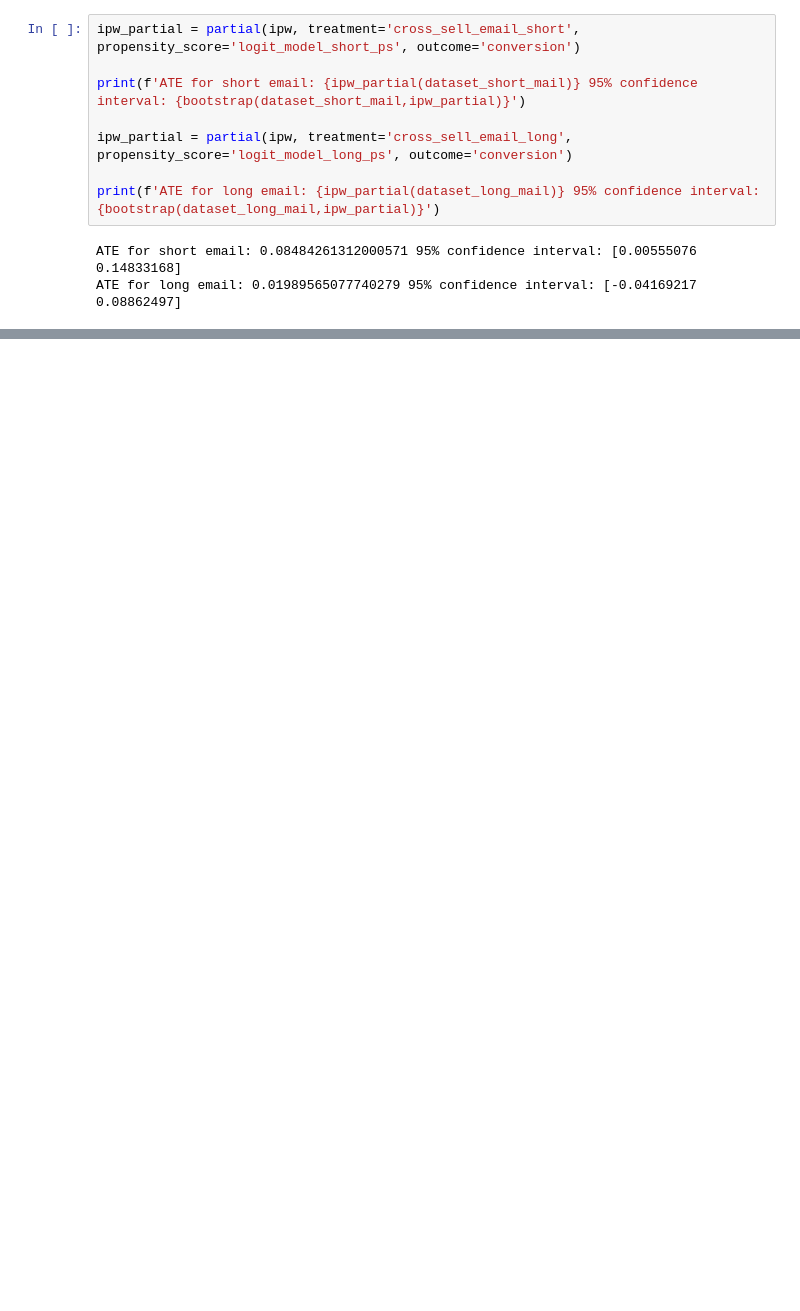
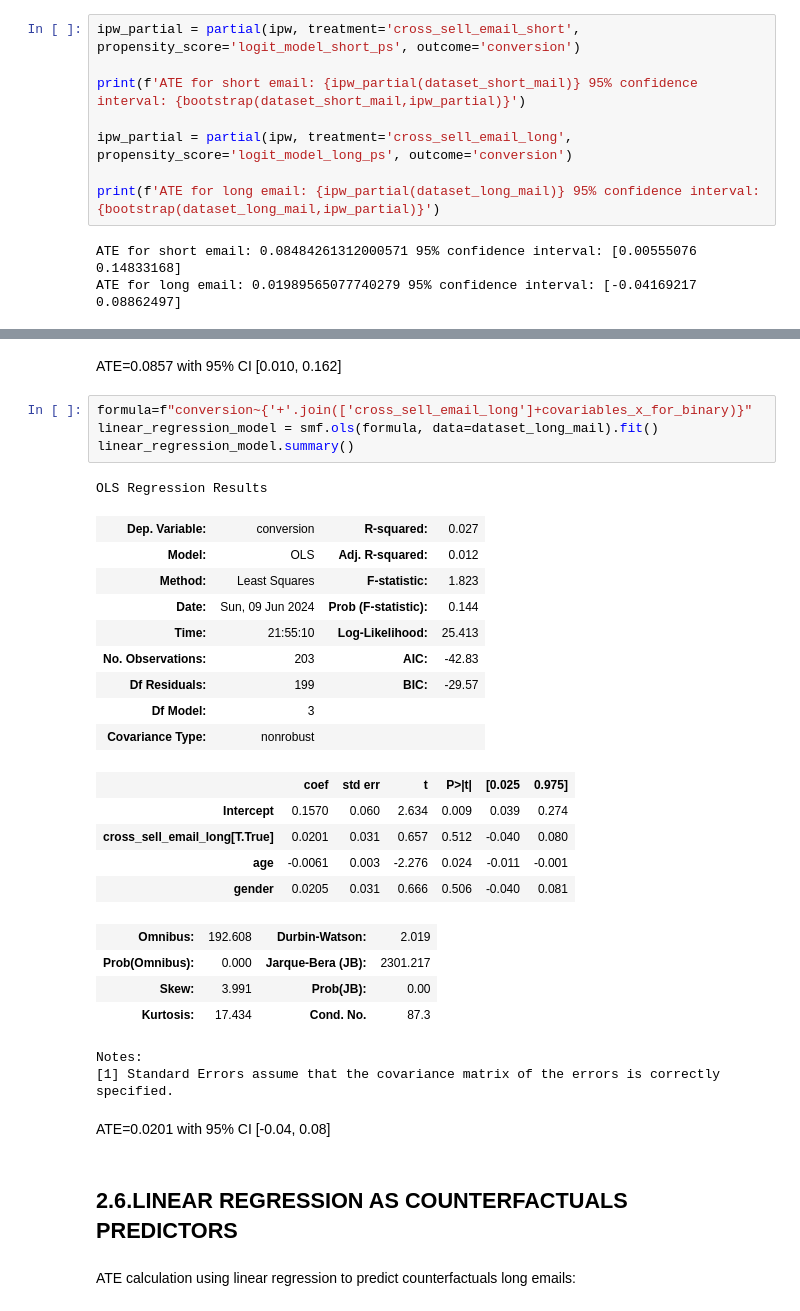
Before and after one commit to jaime-bautista-sdg/causal_inference_nbs, a Jupyter notebook: cap5_CI.ipynb, the cells around one changed output, grey strips where cells are left out. Saved outputs shown, nothing was run; the diff lists cells and outputs as text; blank space fills up the shorter version.

```diff
--- a/cap5_CI.ipynb
+++ b/cap5_CI.ipynb
@@ -659,0 +715,34 @@ ATE for long email: 0.01989565077740279 95% confidence interval: [-0.04169217  0
+# %% [markdown]
+ATE=0.0857 with 95% CI [0.010, 0.162]
+# %%
+formula=f"conversion~{'+'.join(['cross_sell_email_long']+covariables_x_for_binary)}"
+linear_regression_model = smf.ols(formula, data=dataset_long_mail).fit()
+linear_regression_model.summary()
+# %% [output]
+OLS Regression Results
+| Dep. Variable: | conversion | R-squared: | 0.027 |
+| Model: | OLS | Adj. R-squared: | 0.012 |
+| Method: | Least Squares | F-statistic: | 1.823 |
+| Date: | Sun, 09 Jun 2024 | Prob (F-statistic): | 0.144 |
+| Time: | 21:55:10 | Log-Likelihood: | 25.413 |
+| No. Observations: | 203 | AIC: | -42.83 |
+| Df Residuals: | 199 | BIC: | -29.57 |
+| Df Model: | 3 |  |  |
+| Covariance Type: | nonrobust |  |  |
+|  | coef | std err | t | P>|t| | [0.025 | 0.975] |
+| Intercept | 0.1570 | 0.060 | 2.634 | 0.009 | 0.039 | 0.274 |
+| cross_sell_email_long[T.True] | 0.0201 | 0.031 | 0.657 | 0.512 | -0.040 | 0.080 |
+| age | -0.0061 | 0.003 | -2.276 | 0.024 | -0.011 | -0.001 |
+| gender | 0.0205 | 0.031 | 0.666 | 0.506 | -0.040 | 0.081 |
+| Omnibus: | 192.608 | Durbin-Watson: | 2.019 |
+| Prob(Omnibus): | 0.000 | Jarque-Bera (JB): | 2301.217 |
+| Skew: | 3.991 | Prob(JB): | 0.00 |
+| Kurtosis: | 17.434 | Cond. No. | 87.3 |
+Notes:
+[1] Standard Errors assume that the covariance matrix of the errors is correctly specified.
+# %% [markdown]
+ATE=0.0201 with 95% CI [-0.04, 0.08]
+# %% [markdown]
+## 2.6.LINEAR REGRESSION AS COUNTERFACTUALS PREDICTORS
+# %% [markdown]
+ATE calculation using linear regression to predict counterfactuals long emails:
```
Also changed, not shown: parts of 10 cells of this notebook.
